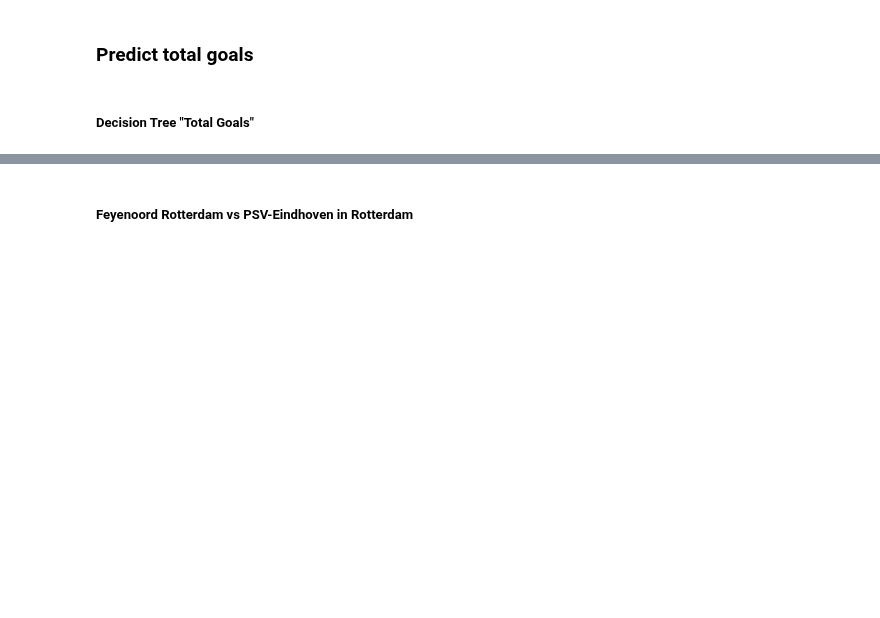
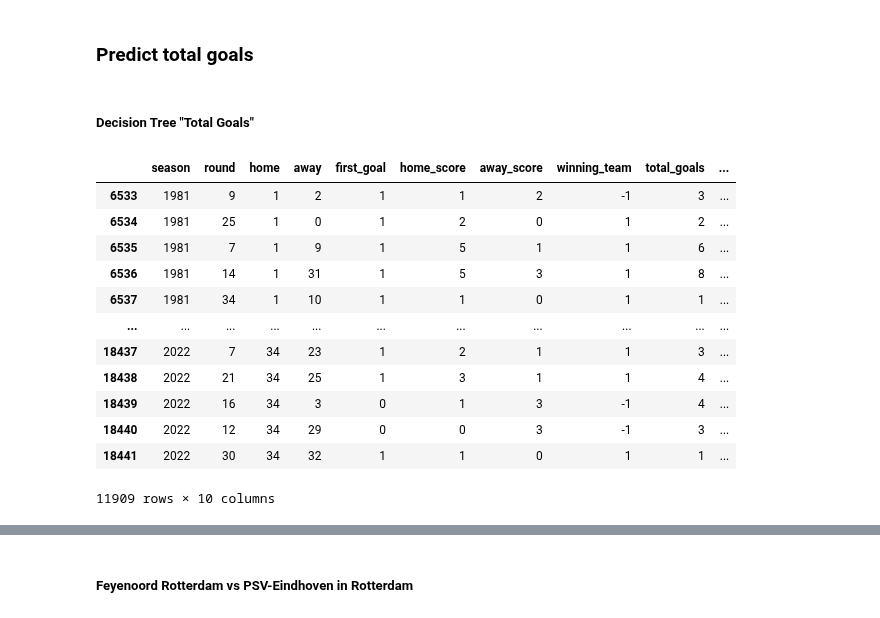
Before and after one commit to mohammedaljader/Football_Predictions_ML, a Jupyter notebook: final_notebook.ipynb, the cells around one changed output, grey strips where cells are left out. Cells and saved outputs as stored; diff of their text form; code cells hidden in the pictures; blank space fills up the shorter version.

```diff
--- a/final_notebook.ipynb
+++ b/final_notebook.ipynb
@@ -905,5 +909,21 @@ array([18], dtype=int64)
 ### Predict total goals
 # %% [markdown]
 ##### Decision Tree "Total Goals"
+# %%
+df_prediction
+# %% [output]
+|  | season | round | home | away | first_goal | home_score | away_score | winning_team | total_goals | ... |
+| 6533 | 1981 | 9 | 1 | 2 | 1 | 1 | 2 | -1 | 3 | ... |
+| 6534 | 1981 | 25 | 1 | 0 | 1 | 2 | 0 | 1 | 2 | ... |
+| 6535 | 1981 | 7 | 1 | 9 | 1 | 5 | 1 | 1 | 6 | ... |
+| 6536 | 1981 | 14 | 1 | 31 | 1 | 5 | 3 | 1 | 8 | ... |
+| 6537 | 1981 | 34 | 1 | 10 | 1 | 1 | 0 | 1 | 1 | ... |
+| ... | ... | ... | ... | ... | ... | ... | ... | ... | ... | ... |
+| 18437 | 2022 | 7 | 34 | 23 | 1 | 2 | 1 | 1 | 3 | ... |
+| 18438 | 2022 | 21 | 34 | 25 | 1 | 3 | 1 | 1 | 4 | ... |
+| 18439 | 2022 | 16 | 34 | 3 | 0 | 1 | 3 | -1 | 4 | ... |
+| 18440 | 2022 | 12 | 34 | 29 | 0 | 0 | 3 | -1 | 3 | ... |
+| 18441 | 2022 | 30 | 34 | 32 | 1 | 1 | 0 | 1 | 1 | ... |
+11909 rows × 10 columns
 # %%
 X2 = df_prediction[["home","away"]]
```
Also changed, not shown: parts of 13 cells of this notebook.
